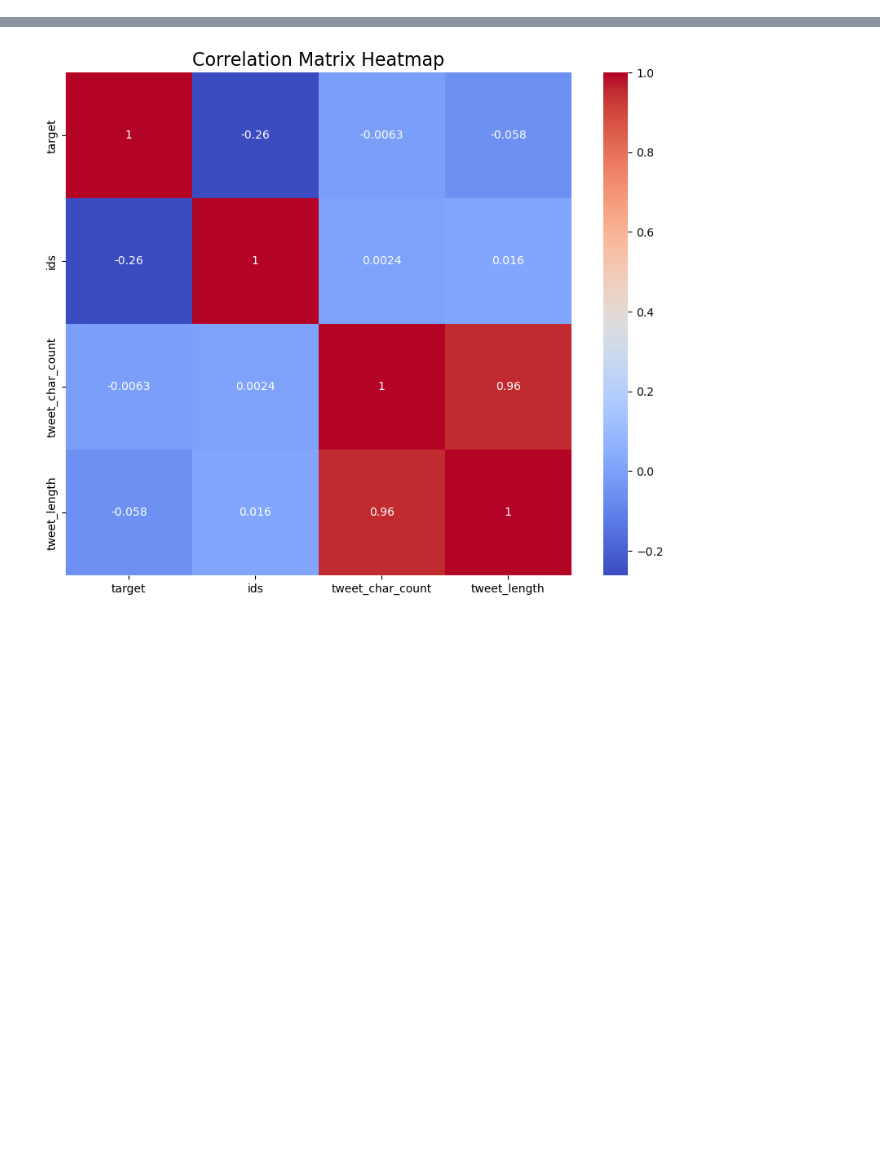
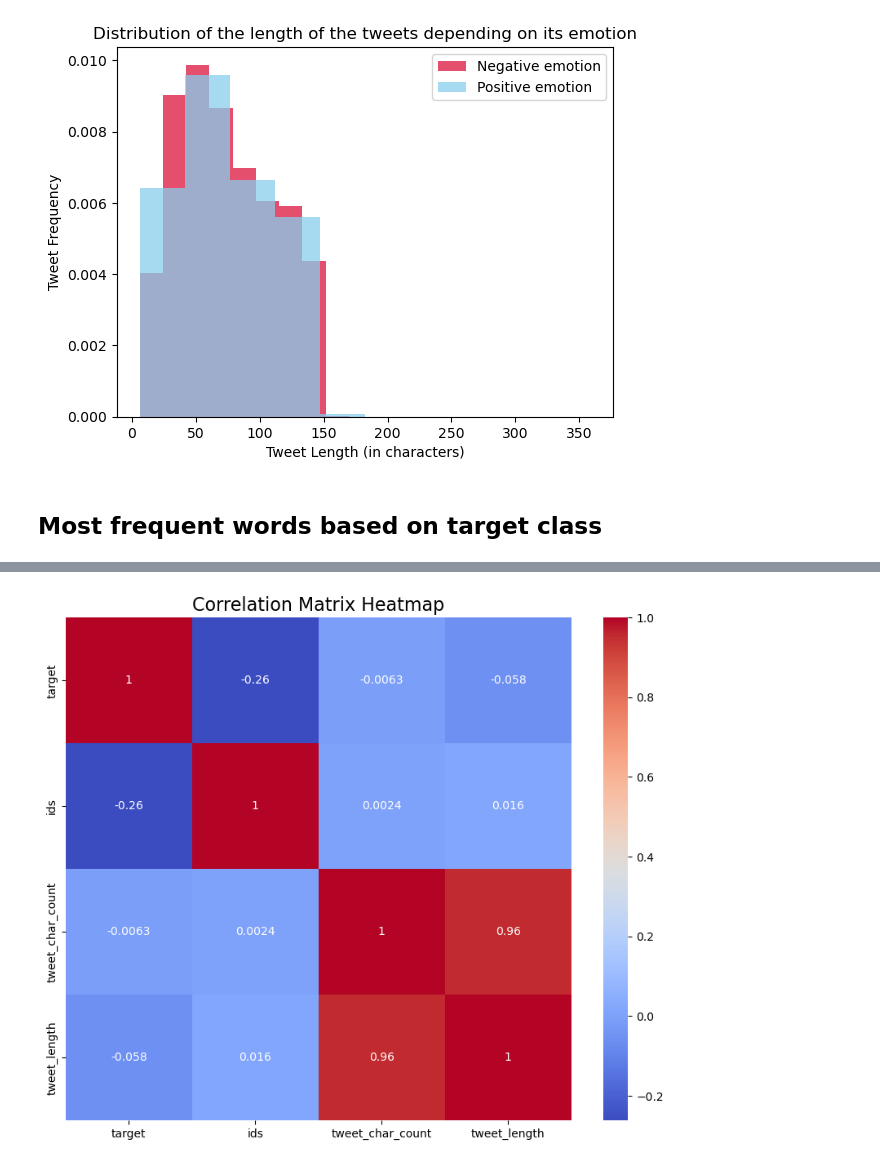
Before and after one commit to GuenfoudiIhabe/SentiVista, a Jupyter notebook: EDA.ipynb, the cells around one changed output, grey strips where cells are left out. Saved outputs shown, nothing was run; the diff lists cells and outputs as text; code cells hidden in the pictures; blank space fills up the shorter version.

```diff
--- a/EDA.ipynb
+++ b/EDA.ipynb
@@ -137,0 +239,18 @@ plt.show()
+# %%
+fig = plt.figure()
+ax = plt.axes()
+
+ax.hist(df[df['target'] == 0]['tweet_char_count'], alpha = 0.75, density=True, label='Negative emotion', color='crimson')
+ax.hist(df[df['target'] == 4]['tweet_char_count'], alpha = 0.75, density=True, label='Positive emotion', color='skyblue')
+
+ax.set(title='Distribution of the length of the tweets depending on its emotion')
+ax.legend()
+
+plt.xlabel('Tweet Length (in characters)')
+plt.ylabel('Tweet Frequency')
+
+plt.show()
+# %% [output]
+[figure, added]
+# %% [markdown]
+## Most frequent words based on target class
```
Also changed, not shown: parts of 57 cells of this notebook, 2 other files.
